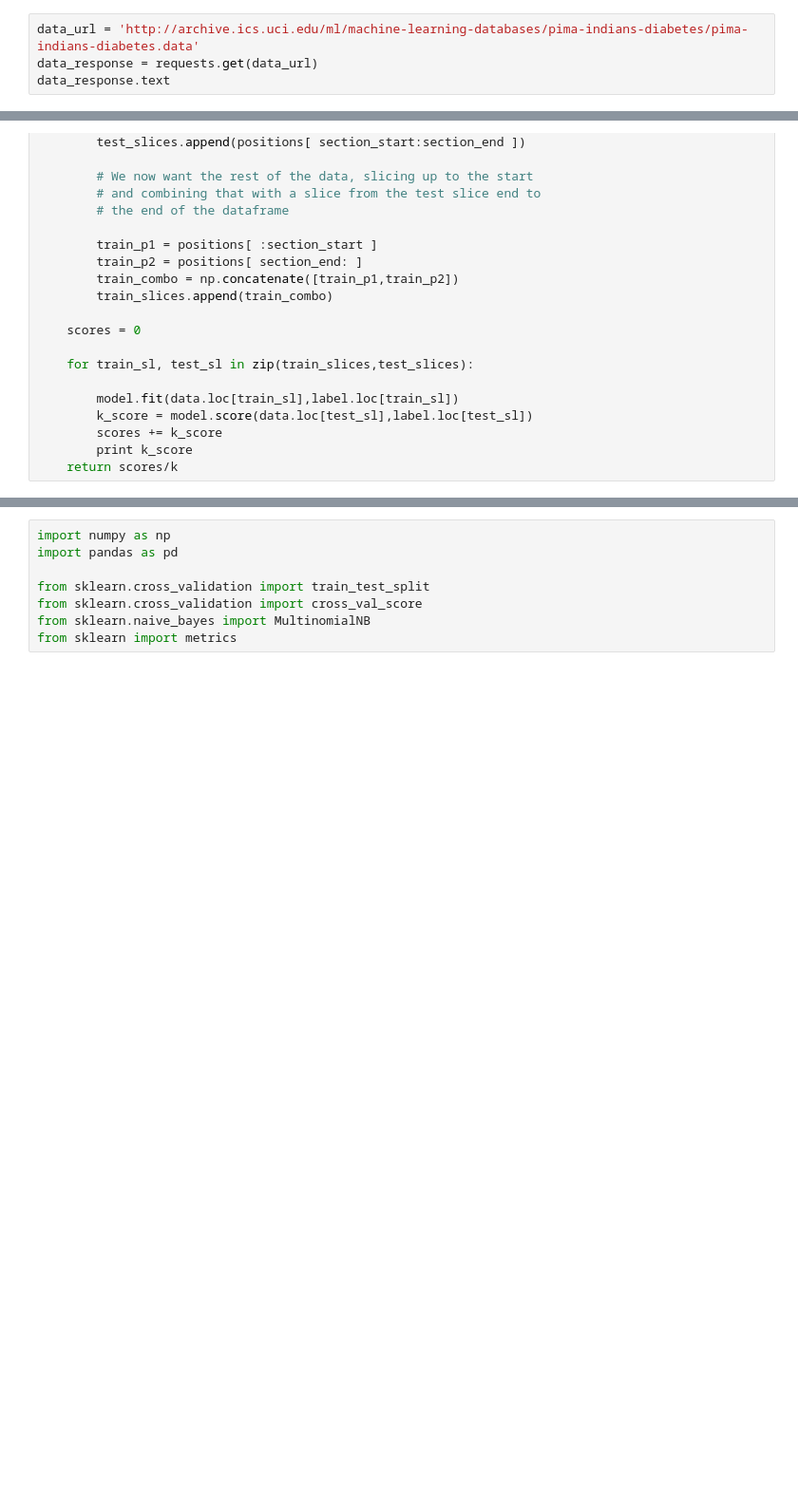
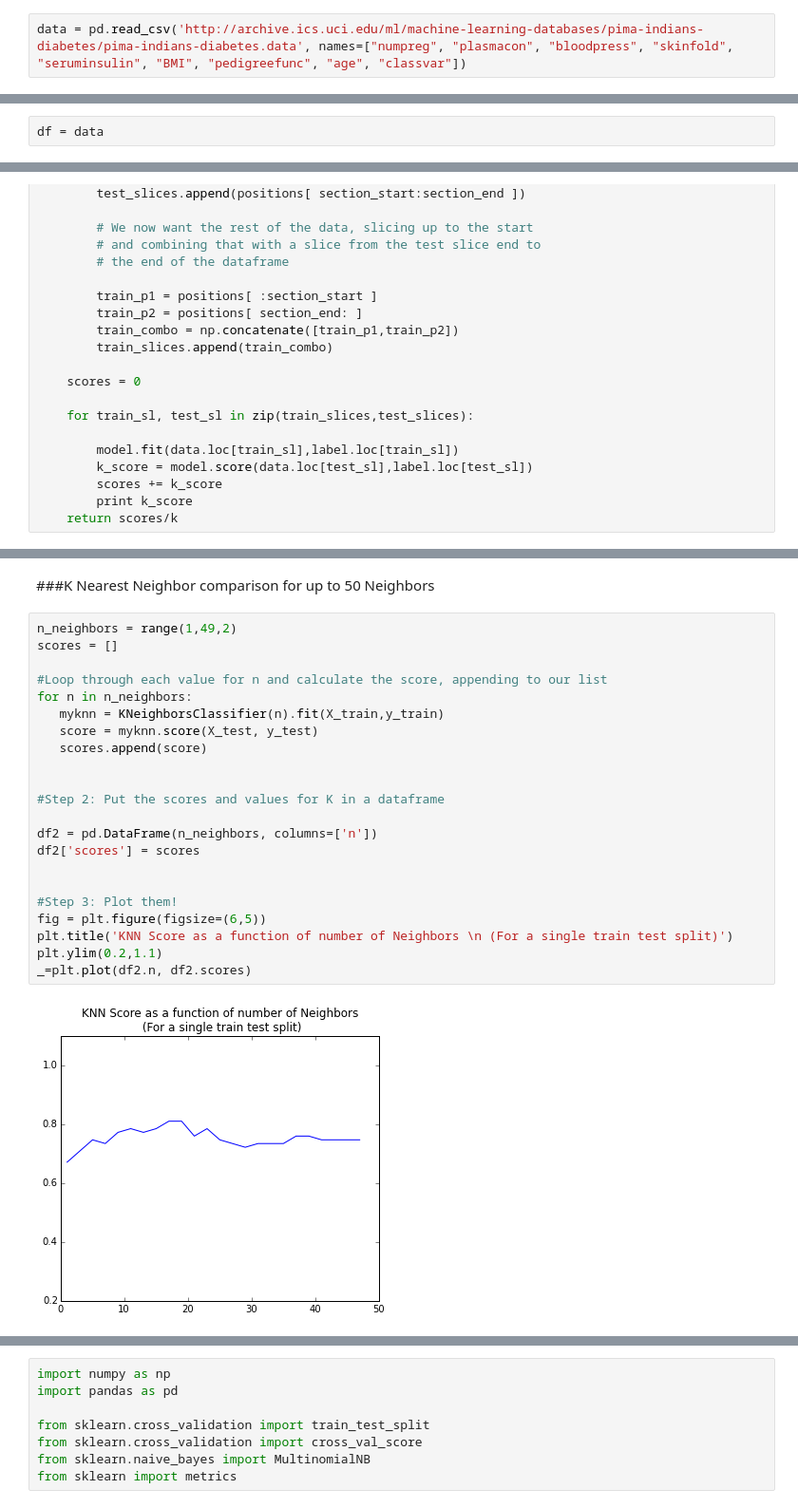
Before and after one commit to mwnachman/DAT_SF_18, a Jupyter notebook: homework/Homework 3/Homework 3.ipynb, the cells around one changed output, grey strips where cells are left out. Shown at 95% size. Cells and saved outputs as stored; diff of their text form; blank space fills up the shorter version.

```diff
--- a/homework/Homework 3/Homework 3.ipynb
+++ b/homework/Homework 3/Homework 3.ipynb
@@ -22,6 +22,4 @@ import matplotlib.pyplot as plt
  8. Age (years)
  9. Class variable (0 or 1) (class value 1 is interpreted as "tested positive for diabetes")
 # %%
-data_url = 'http://archive.ics.uci.edu/ml/machine-learning-databases/pima-indians-diabetes/pima-indians-diabetes.data'
-data_response = requests.get(data_url)
-data_response.text
+data = pd.read_csv('http://archive.ics.uci.edu/ml/machine-learning-databases/pima-indians-diabetes/pima-indians-diabetes.data', names=["numpreg", "plasmacon", "bloodpress", "skinfold", "seruminsulin", "BMI", "pedigreefunc", "age", "classvar"])
@@ -88,3 +52,5 @@ df.head(50)
+# %%
+df = data
 # %% [markdown]
 ### My hypothesis is that age, BMI, and plasma glucose concentration (or serum insulin levels) with be the biggest predictors of diabetes, in that order.  Also, that age may become less of a factor after 30.
 # %%
@@ -515,0 +548,26 @@ np.mean(cross_val_score(model, data, label, cv=3))
+# %% [markdown]
+###K Nearest Neighbor comparison for up to 50 Neighbors
+# %%
+n_neighbors = range(1,49,2)
+scores = []
+
+#Loop through each value for n and calculate the score, appending to our list
+for n in n_neighbors:
+   myknn = KNeighborsClassifier(n).fit(X_train,y_train)
+   score = myknn.score(X_test, y_test)
+   scores.append(score)
+
+
+#Step 2: Put the scores and values for K in a dataframe
+
+df2 = pd.DataFrame(n_neighbors, columns=['n'])
+df2['scores'] = scores
+
+
+#Step 3: Plot them!
+fig = plt.figure(figsize=(6,5))
+plt.title('KNN Score as a function of number of Neighbors \n (For a single train test split)')
+plt.ylim(0.2,1.1)
+_=plt.plot(df2.n, df2.scores)
+# %% [output]
+[figure, added]
```
Also changed, not shown: parts of 25 cells of this notebook, 8 other files.
